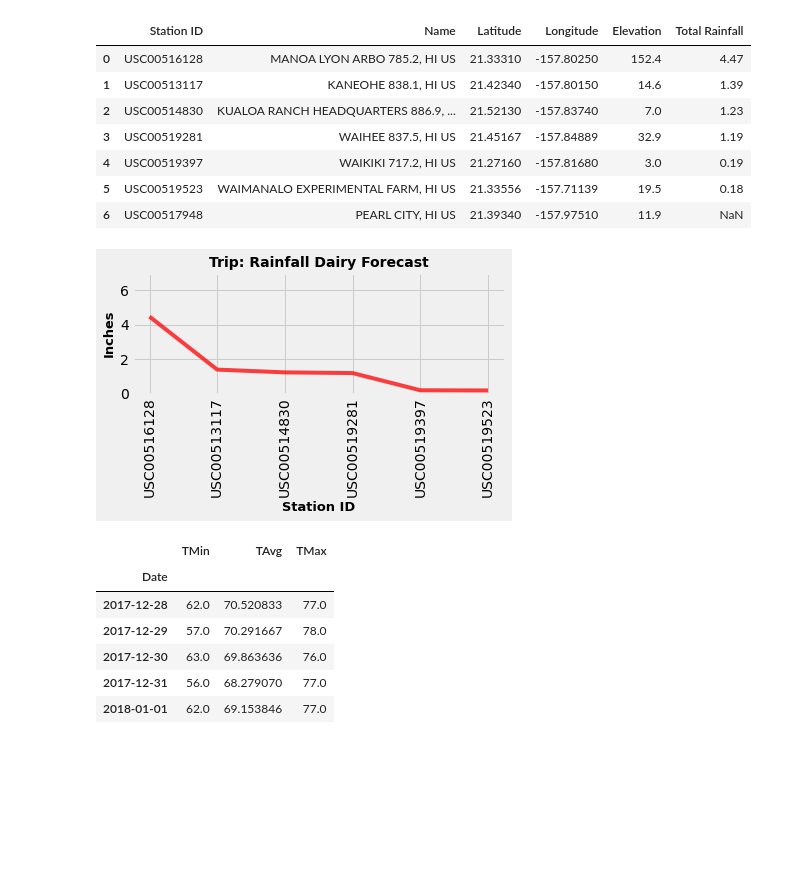
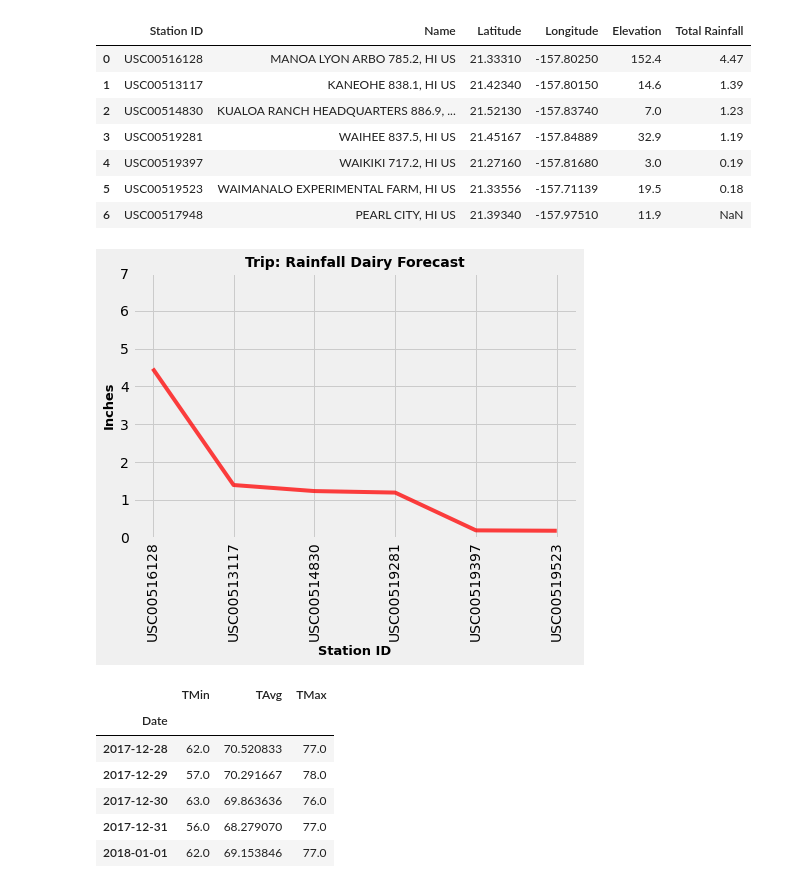
Before and after one commit to abpuccini/sqlalchemy-challenge, a Jupyter notebook: climate_honolulu.ipynb, the cells around one changed output. Drawn from its saved outputs; the diff is of its cells as text; code cells hidden in the pictures; blank space fills up the shorter version.

Commit message:
Adjusted rainfall figure

```diff
--- a/climate_honolulu.ipynb
+++ b/climate_honolulu.ipynb
@@ -357,22 +357,22 @@ trip_prcp_df
 # %%
 # Plot rainfall data
 rainfall_df = trip_prcp_df.loc[trip_prcp_df['Total Rainfall'] != None]
 x = rainfall_df['Station ID']
 y = rainfall_df['Total Rainfall']
 plt.plot(x, y, 'red', alpha=0.75)
 plt.ylim(0, 7)
 plt.xticks(rotation=90)
 plt.xlabel('Station ID', fontweight='bold', fontsize=13)
 plt.ylabel('Inches', fontweight='bold', fontsize=13)
 plt.title('Trip: Rainfall Dairy Forecast', fontweight='bold', fontsize=14)
-plt.rcParams["figure.figsize"] = (7,5)
+plt.rcParams["figure.figsize"] = (7,6)
 
 # Save the figure and show
 plt.tight_layout()
 plt.savefig('Images/trip_plot_rainfall.png')
 plt.show()
 # %% [output]
-[figure, old version]
+[figure, new version]
 # %%
 # Create a query that will calculate the daily normals
 # (i.e. the averages for tmin, tmax, and tavg for all historic data matching a specific month and day)
```
Also changed, not shown: 1 other file.
